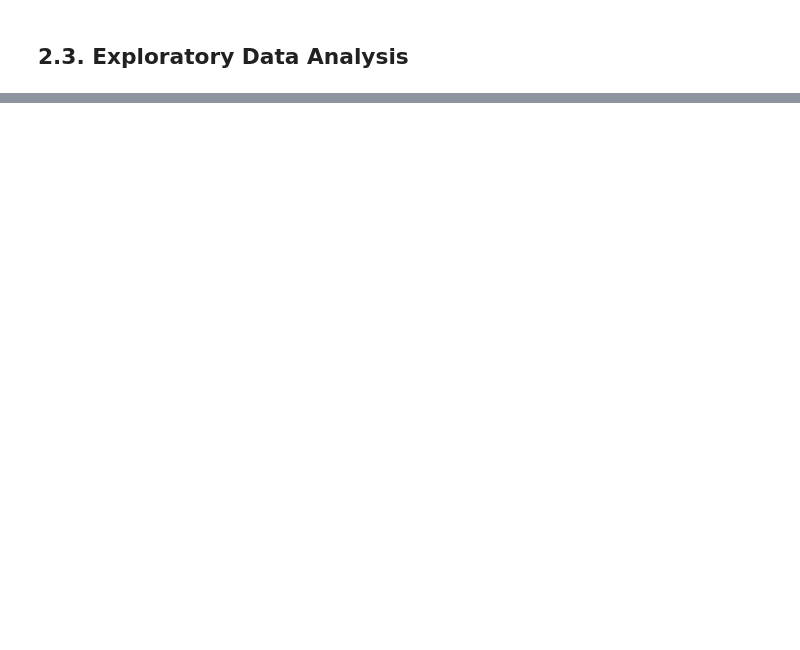
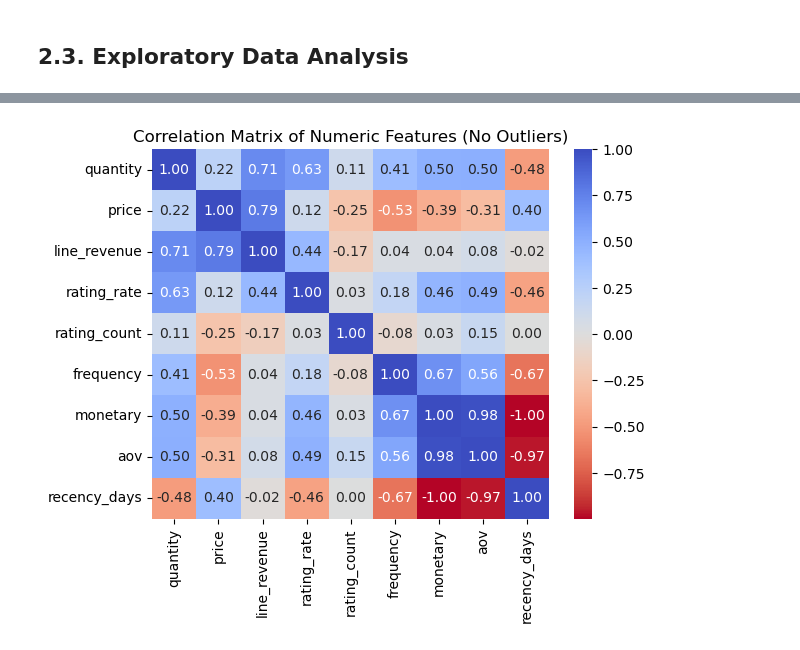
Before and after one commit to andrewtran1991/ecommerce-analytics-abtest, a Jupyter notebook: notebooks/02_clean_features.ipynb, the cells around one changed output, grey strips where cells are left out. Cells and saved outputs as stored; diff of their text form; code cells hidden in the pictures; blank space fills up the shorter version.

```diff
--- a/notebooks/02_clean_features.ipynb
+++ b/notebooks/02_clean_features.ipynb
@@ -381,0 +404,19 @@ tx.head()
+# %%
+# Detect and remove outliers from numeric columns to double check correlations
+print("Before removing outliers, data shape:", merge_df.shape)
+
+# store all outlier indices
+all_outliers = []
+
+for column in merge_df.select_dtypes(include=[np.number]).columns:
+    outliers = detect_outliers_iqr(merge_df, column)
+    if not outliers.empty:
+        print(f"Outliers detected in '{column}': {outliers.shape[0]} rows")
+        all_outliers.extend(outliers.index)
+
+# remove duplicates
+all_outliers = set(all_outliers)
+
+# drop all at once
+no_outliers_df = merge_df.drop(index=all_outliers).reset_index(drop=True)
+print("After removing outliers, data shape:", no_outliers_df.shape)
@@ -381,0 +431,11 @@ tx.head()
+# %%
+sns.heatmap(no_outliers_df[numeric_vars].corr(), annot=True, fmt=".2f", cmap="coolwarm_r")
+plt.title("Correlation Matrix of Numeric Features (No Outliers)")
+plt.show()
+
+# positive correlation: monetary & frequency (loyal customers spend more)
+# negative correlation: recency & frequency/monetary (recent customers spend more)
+# negative correlation: recency & aov (recent customers have higher AOV)
+# correlations are similar after removing outliers
+# %% [output]
+[figure, added]
```
Also changed, not shown: parts of 22 cells of this notebook, 4 other files.
